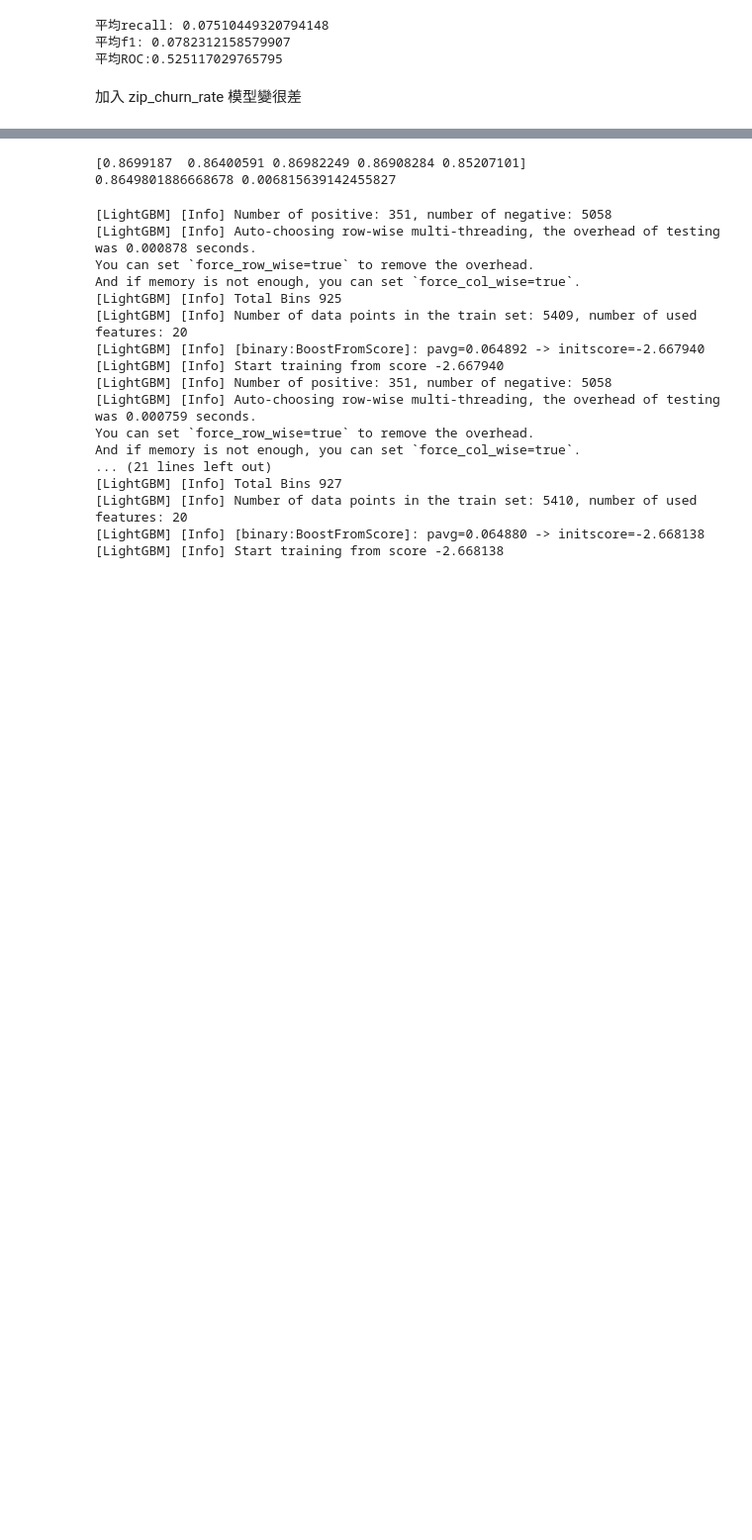
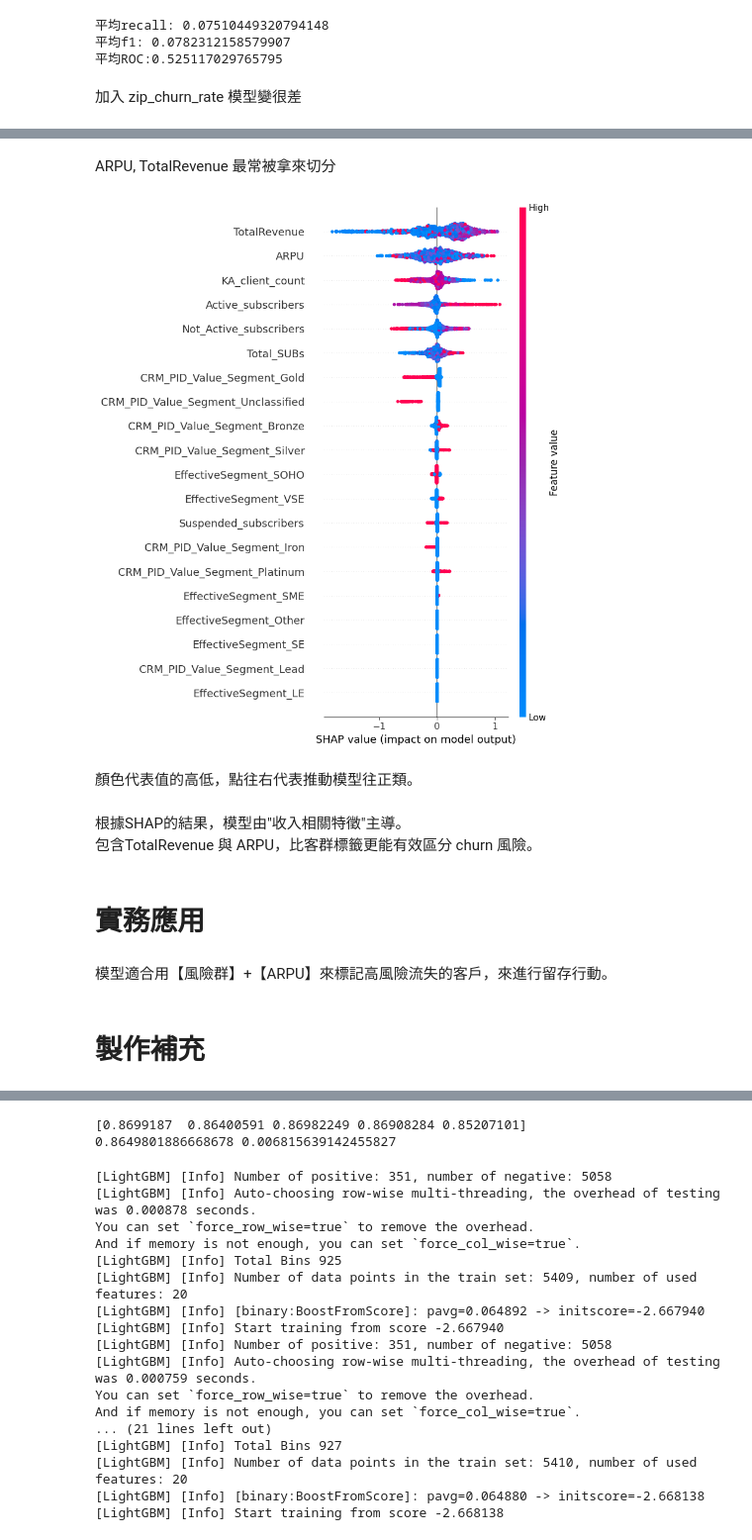
Before and after one commit to Jim-Yang98/churnpredict_exploration, a Jupyter notebook: 預測流失.ipynb, the cells around one changed output, grey strips where cells are left out. Shown at 99% size. Cells and saved outputs as stored; diff of their text form; code cells hidden in the pictures; blank space fills up the shorter version.

```diff
--- a/預測流失.ipynb
+++ b/預測流失.ipynb
@@ -778,3 +783,6 @@ memory usage: 1.0+ MB
+# %%
+csv_path = os.path.join(data_dir, 'prepare_drop.csv')
+df = pd.read_csv(csv_path)
 # %%
 # drop 不要的欄位
 # 可能資訊高度重疊的欄位刪除就好
@@ -1673,0 +1723,2 @@ And if memory is not enough, you can set `force_col_wise=true`.
+# %%
+lgb_model.fit(X_train, y_train)
@@ -1674 +1941,23 @@ And if memory is not enough, you can set `force_col_wise=true`.
+# %% [markdown]
+ARPU, TotalRevenue 最常被拿來切分
+# %%
+import shap
+
+explainer = shap.TreeExplainer(lgb_model)
+shap_values = explainer.shap_values(X_test)
+# %%
+shap.summary_plot(shap_values, X_test)
+# %% [output]
+[figure, added]
+# %% [markdown]
+顏色代表值的高低，點往右代表推動模型往正類。
+# %% [markdown]
+根據SHAP的結果，模型由"收入相關特徵"主導。\
+包含TotalRevenue 與 ARPU，比客群標籤更能有效區分 churn 風險。
+# %% [markdown]
+# 實務應用
+# %% [markdown]
+模型適合用【風險群】+【ARPU】來標記高風險流失的客戶，來進行留存行動。
+# %% [markdown]
+# 製作補充
 # %% [markdown]
```
Also changed, not shown: parts of 50 cells of this notebook.
